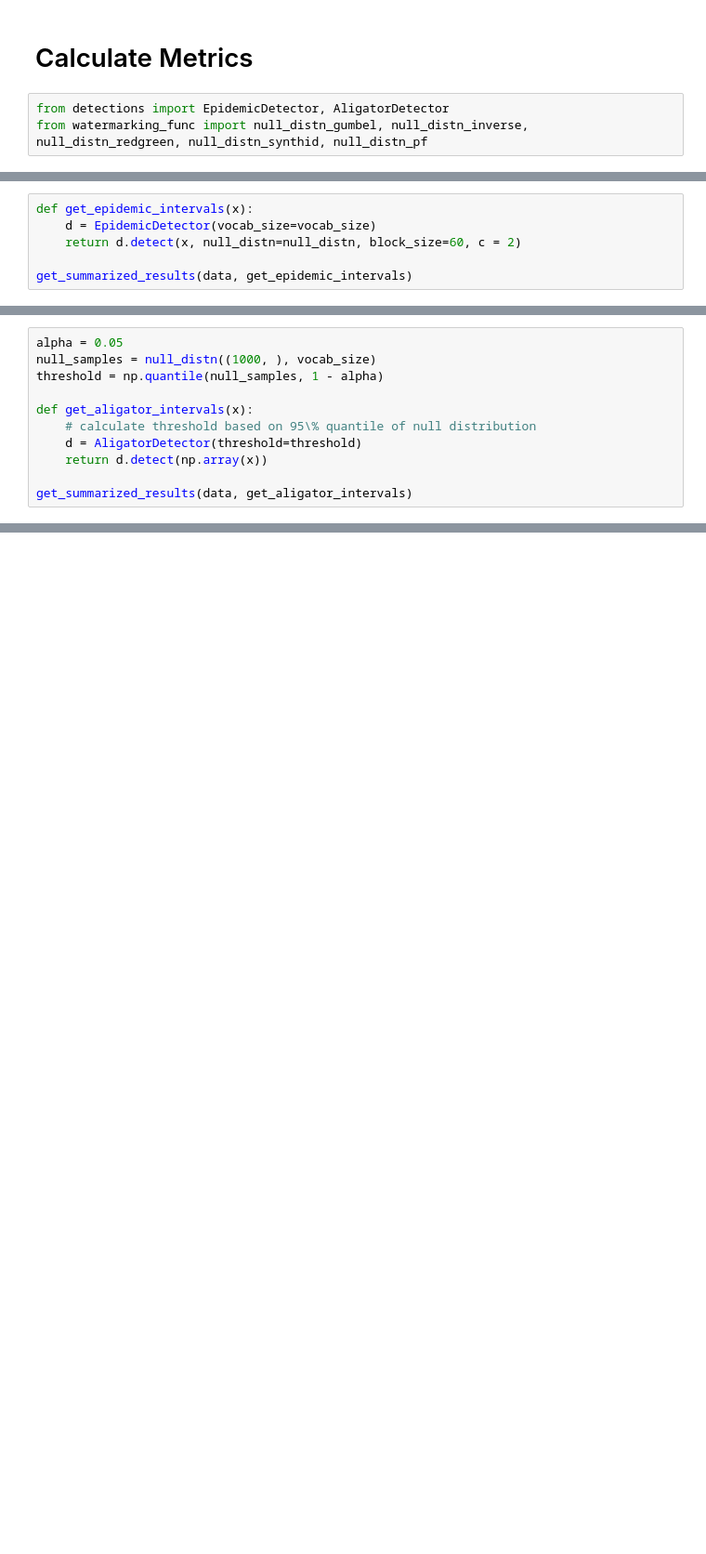
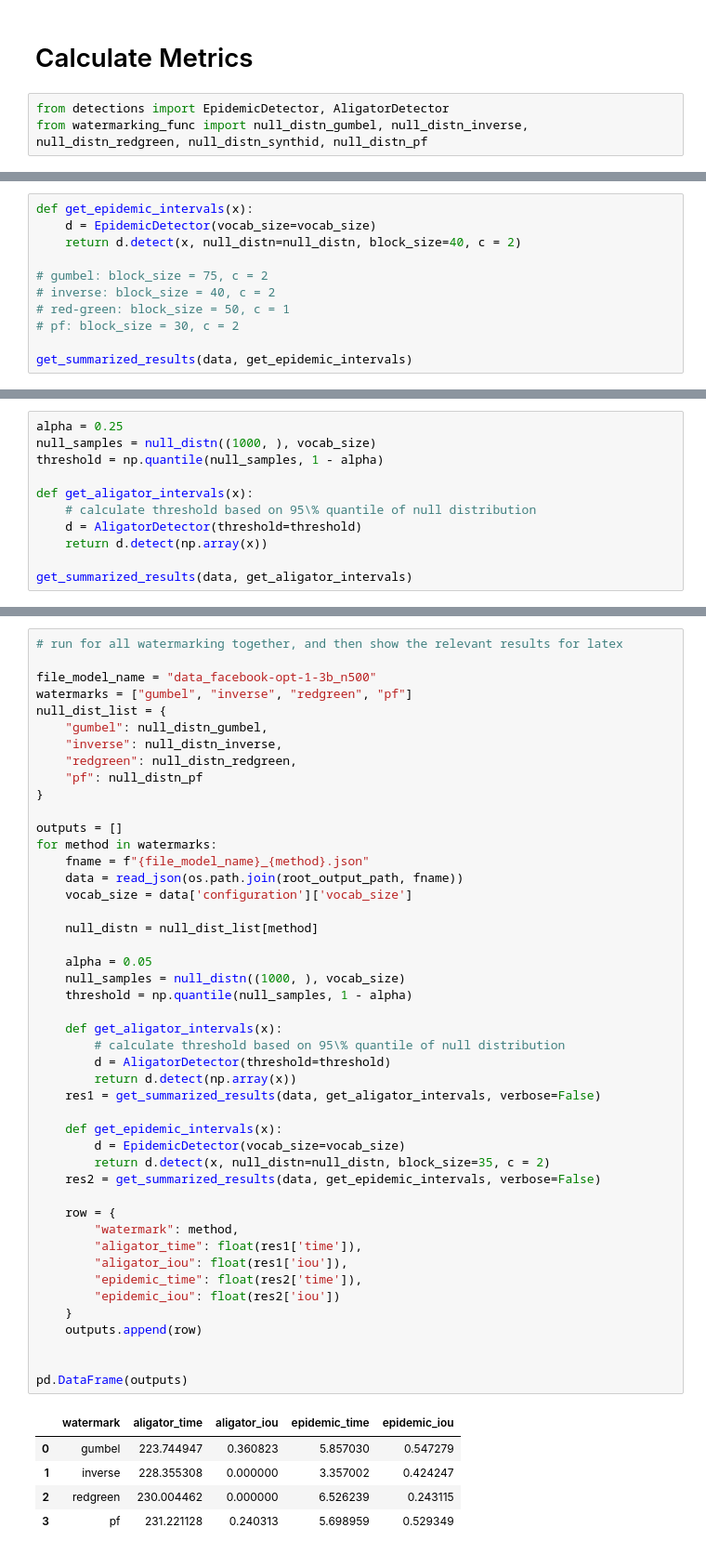
Before and after one commit to subroy13/WISER, a Jupyter notebook: scripts/wm_detection_v2.ipynb, the cells around one changed output, grey strips where cells are left out. Shown at 93% size. Drawn from its saved outputs; the diff is of its cells as text; blank space fills up the shorter version.

Commit message:
feat: new detection methods and datasets

```diff
--- a/scripts/wm_detection_v2.ipynb
+++ b/scripts/wm_detection_v2.ipynb
@@ -164,7 +175,12 @@ plt.show()
 # %%
 def get_epidemic_intervals(x):
     d = EpidemicDetector(vocab_size=vocab_size)
-    return d.detect(x, null_distn=null_distn, block_size=60, c = 2)
+    return d.detect(x, null_distn=null_distn, block_size=40, c = 2)
+
+# gumbel: block_size = 75, c = 2
+# inverse: block_size = 40, c = 2
+# red-green: block_size = 50, c = 1
+# pf: block_size = 30, c = 2
 
 get_summarized_results(data, get_epidemic_intervals)
 # %% [output]
@@ -189,5 +204,5 @@ max      0.977143
 # %%
-alpha = 0.05
+alpha = 0.25
 null_samples = null_distn((1000, ), vocab_size)
 threshold = np.quantile(null_samples, 1 - alpha)
 
@@ -218,0 +232,52 @@ max      0.920455
+# %%
+# run for all watermarking together, and then show the relevant results for latex
+
+file_model_name = "data_facebook-opt-1-3b_n500"
+watermarks = ["gumbel", "inverse", "redgreen", "pf"]
+null_dist_list = {
+    "gumbel": null_distn_gumbel,
+    "inverse": null_distn_inverse,
+    "redgreen": null_distn_redgreen,
+    "pf": null_distn_pf
+}
+
+outputs = []
+for method in watermarks:
+    fname = f"{file_model_name}_{method}.json"
+    data = read_json(os.path.join(root_output_path, fname))
+    vocab_size = data['configuration']['vocab_size']
+
+    null_distn = null_dist_list[method]
+
+    alpha = 0.05
+    null_samples = null_distn((1000, ), vocab_size)
+    threshold = np.quantile(null_samples, 1 - alpha)
+
+    def get_aligator_intervals(x):
+        # calculate threshold based on 95\% quantile of null distribution
+        d = AligatorDetector(threshold=threshold)
+        return d.detect(np.array(x))
+    res1 = get_summarized_results(data, get_aligator_intervals, verbose=False)
+
+    def get_epidemic_intervals(x):
+        d = EpidemicDetector(vocab_size=vocab_size)
+        return d.detect(x, null_distn=null_distn, block_size=35, c = 2)
+    res2 = get_summarized_results(data, get_epidemic_intervals, verbose=False)
+
+    row = {
+        "watermark": method,
+        "aligator_time": float(res1['time']),
+        "aligator_iou": float(res1['iou']),
+        "epidemic_time": float(res2['time']),
+        "epidemic_iou": float(res2['iou'])
+    }
+    outputs.append(row)
+
+
+pd.DataFrame(outputs)
+# %% [output]
+|  | watermark | aligator_time | aligator_iou | epidemic_time | epidemic_iou |
+| 0 | gumbel | 223.744947 | 0.360823 | 5.857030 | 0.547279 |
+| 1 | inverse | 228.355308 | 0.000000 | 3.357002 | 0.424247 |
+| 2 | redgreen | 230.004462 | 0.000000 | 6.526239 | 0.243115 |
+| 3 | pf | 231.221128 | 0.240313 | 5.698959 | 0.529349 |
```
Also changed, not shown: parts of 6 cells of this notebook, 12 other files.
